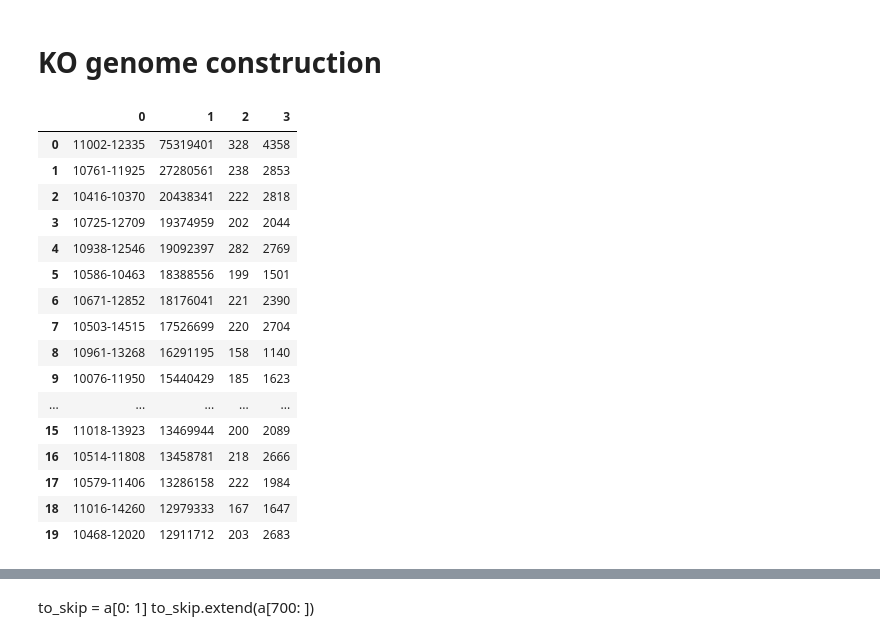
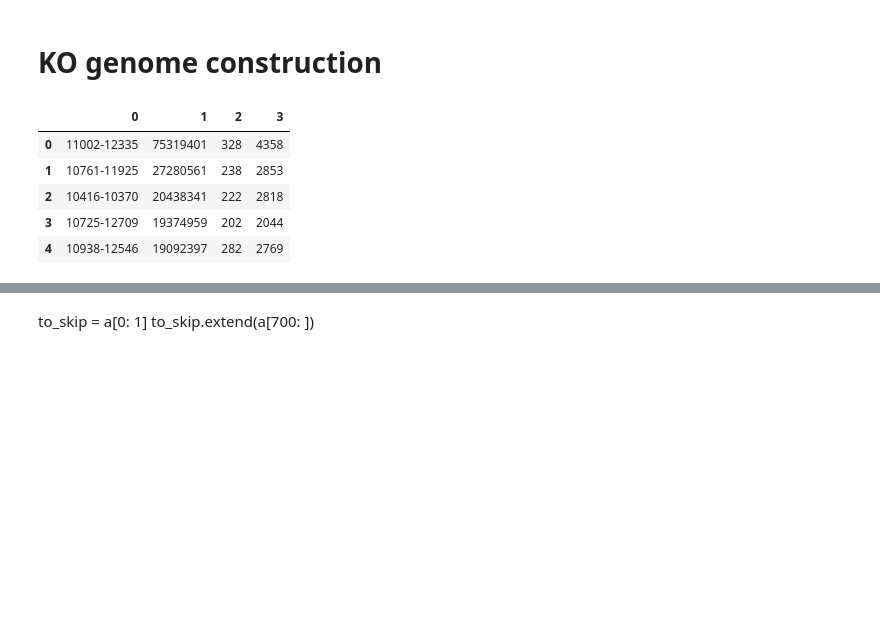
Before and after one commit to JJChenCharly/CoreDL, a Jupyter notebook: pytorch/KO_experiment_on_orthoslc.ipynb, the cells around one changed output, grey strips where cells are left out. Drawn from its saved outputs; the diff is of its cells as text; code cells hidden in the pictures; blank space fills up the shorter version.

```diff
--- a/pytorch/KO_experiment_on_orthoslc.ipynb
+++ b/pytorch/KO_experiment_on_orthoslc.ipynb
@@ -286,25 +286,14 @@ f_read.close()
 # inv_map = {str(v): k for k, v in d.items()}
 inv_map = d
 # %%
-df.iloc[0: 20, ]
+df.iloc[0: 5, ]
 # %% [output]
 |  | 0 | 1 | 2 | 3 |
 | 0 | 11002-12335 | 75319401 | 328 | 4358 |
 | 1 | 10761-11925 | 27280561 | 238 | 2853 |
 | 2 | 10416-10370 | 20438341 | 222 | 2818 |
 | 3 | 10725-12709 | 19374959 | 202 | 2044 |
 | 4 | 10938-12546 | 19092397 | 282 | 2769 |
-| 5 | 10586-10463 | 18388556 | 199 | 1501 |
-| 6 | 10671-12852 | 18176041 | 221 | 2390 |
-| 7 | 10503-14515 | 17526699 | 220 | 2704 |
-| 8 | 10961-13268 | 16291195 | 158 | 1140 |
-| 9 | 10076-11950 | 15440429 | 185 | 1623 |
-| ... | ... | ... | ... | ... |
-| 15 | 11018-13923 | 13469944 | 200 | 2089 |
-| 16 | 10514-11808 | 13458781 | 218 | 2666 |
-| 17 | 10579-11406 | 13286158 | 222 | 1984 |
-| 18 | 11016-14260 | 12979333 | 167 | 1647 |
-| 19 | 10468-12020 | 12911712 | 203 | 2683 |
 # %%
 a = list(df[0])
 
```
Also changed, not shown: parts of 29 cells of this notebook, 2 other files.
